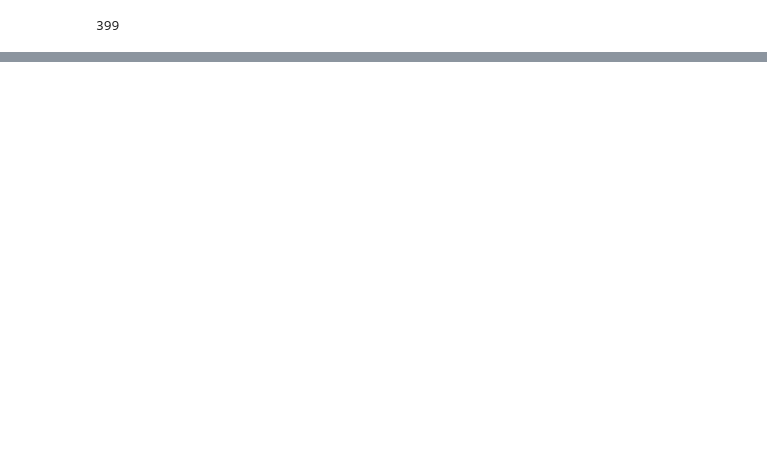
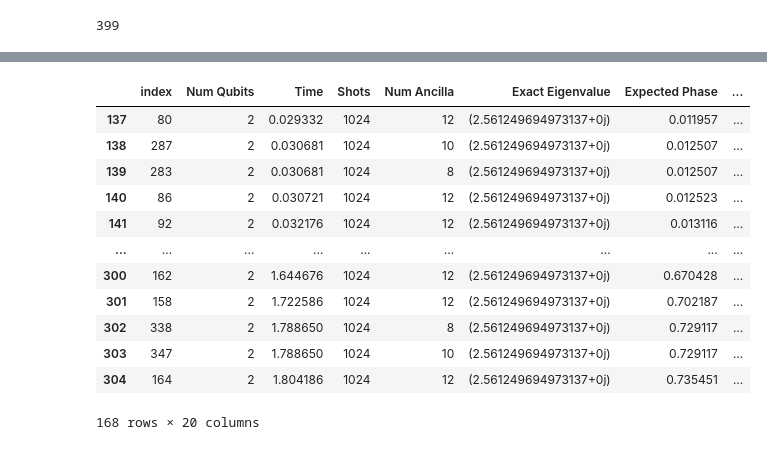
Before and after one commit to Rodri-rf/Quantum-Computing-Playground, a Jupyter notebook: sane_applications/qft_qpe/higher_throughput_parameter_sweep_results.ipynb, the cells around one changed output, grey strips where cells are left out. Drawn from its saved outputs; the diff is of its cells as text; code cells hidden in the pictures; blank space fills up the shorter version.

```diff
--- a/sane_applications/qft_qpe/higher_throughput_parameter_sweep_results.ipynb
+++ b/sane_applications/qft_qpe/higher_throughput_parameter_sweep_results.ipynb
@@ -548,0 +627,16 @@ X does not have valid feature names, but LinearRegression was fitted with featur
+# %%
+bestest_df
+# %% [output]
+|  | index | Num Qubits | Time | Shots | Num Ancilla | Exact Eigenvalue | Expected Phase | ... |
+| 137 | 80 | 2 | 0.029332 | 1024 | 12 | (2.561249694973137+0j) | 0.011957 | ... |
+| 138 | 287 | 2 | 0.030681 | 1024 | 10 | (2.561249694973137+0j) | 0.012507 | ... |
+| 139 | 283 | 2 | 0.030681 | 1024 | 8 | (2.561249694973137+0j) | 0.012507 | ... |
+| 140 | 86 | 2 | 0.030721 | 1024 | 12 | (2.561249694973137+0j) | 0.012523 | ... |
+| 141 | 92 | 2 | 0.032176 | 1024 | 12 | (2.561249694973137+0j) | 0.013116 | ... |
+| ... | ... | ... | ... | ... | ... | ... | ... | ... |
+| 300 | 162 | 2 | 1.644676 | 1024 | 12 | (2.561249694973137+0j) | 0.670428 | ... |
+| 301 | 158 | 2 | 1.722586 | 1024 | 12 | (2.561249694973137+0j) | 0.702187 | ... |
+| 302 | 338 | 2 | 1.788650 | 1024 | 8 | (2.561249694973137+0j) | 0.729117 | ... |
+| 303 | 347 | 2 | 1.788650 | 1024 | 10 | (2.561249694973137+0j) | 0.729117 | ... |
+| 304 | 164 | 2 | 1.804186 | 1024 | 12 | (2.561249694973137+0j) | 0.735451 | ... |
+168 rows × 20 columns
```
Also changed, not shown: parts of 11 cells of this notebook, 3 other files.
